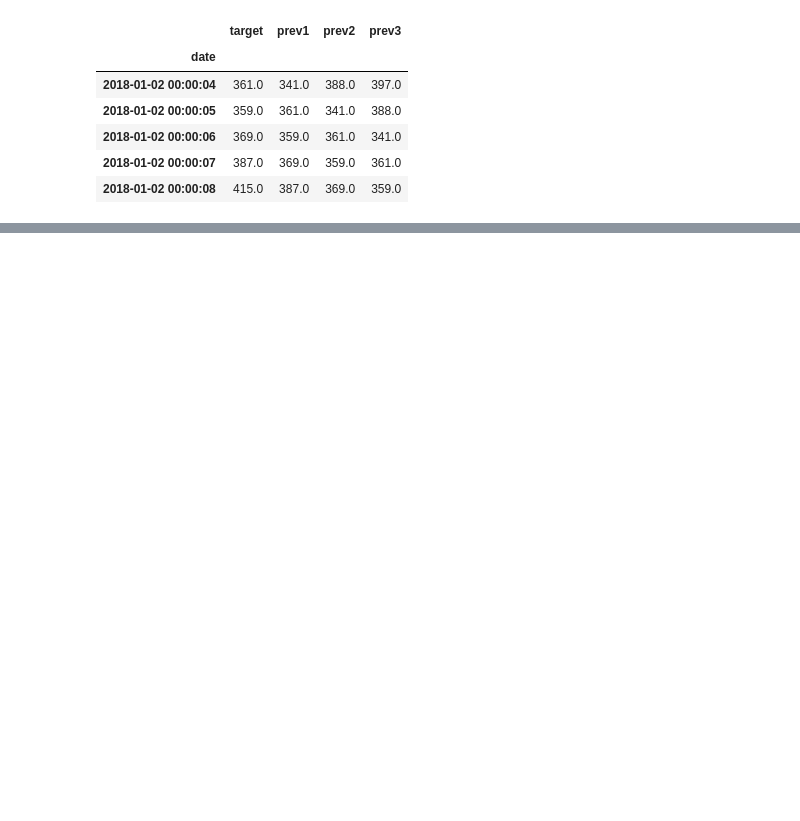
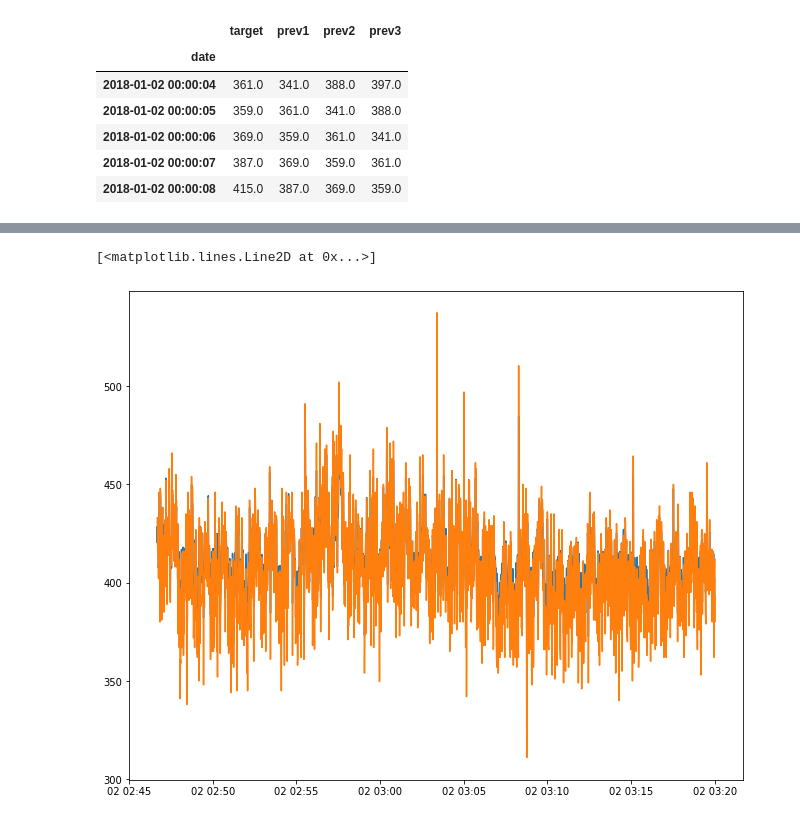
Before and after one commit to nywoo-o/Statistics, a Jupyter notebook: real_time_mtr_arima.ipynb, the cells around one changed output, grey strips where cells are left out. Drawn from its saved outputs; the diff is of its cells as text; code cells hidden in the pictures; blank space fills up the shorter version.

Commit message:
add network with one prev day

```diff
--- a/real_time_mtr_arima.ipynb
+++ b/real_time_mtr_arima.ipynb
@@ -130,7 +130,8 @@ def partial_train(mtr, X_test, y_test, X_prev, y_prev):
 
     y_pred, y_std = mtr.predict(X_test, return_std=True)
 
-    print('pred : %f, std: %f, y: %f'%(y_pred, y_std, y_test))
+    #print('pred : %f, std: %f, y: %f'%(y_pred, y_std, y_test))
+    return y_pred, y_std
 # %%
 X = network_prev[['prev1', 'prev2', 'prev3']]
 y = network_prev['target']
@@ -141,12 +142,14 @@ y_train = y[:10000]
 X_test = X[10000:10001]
 y_test = y[10000:10001]
 
+print(X_test)
+
 
 mtr = MondrianForestRegressor(random_state=1, n_estimators=100, bootstrap=True)
 mtr.partial_fit(X_train, y_train)
 y_pred, y_std = mtr.predict(X_test, return_std=True)
 
-for next in range(10001, 172701):
+for next in range(10001, 12001):
     X_prev = X_test
     y_prev = y_test
     X_test = X[next:next+1]
@@ -155,0 +177,6 @@ for next in range(10001, 172701):
+# %%
+network_prev1 = network.copy()
+network_prev1['prev'] = tmp['target']
+
+network_prev1 = network_prev1[1:]
+network_prev1.head()
@@ -155,0 +191,35 @@ for next in range(10001, 172701):
+# %%
+X = network_prev1['prev'].values.reshape(-1, 1)
+y = network_prev1['target']
+
+X_train = X[:10000]
+y_train = y[:10000]
+
+X_test = X[10000:10001]
+y_test = y[10000:10001]
+
+
+mtr = MondrianForestRegressor(random_state=1, n_estimators=100, bootstrap=True)
+mtr.partial_fit(X_train, y_train)
+y_pred, y_std = mtr.predict(X_test, return_std=True)
+
+prediction = np.array([y_pred])
+stdeviation = np.array([y_std])
+
+
+for next in range(10001, 12001):
+    X_prev = X_test
+    y_prev = y_test
+    X_test = X[next:next+1]
+    y_test = y[next:next+1]
+
+    y_pred, y_std = partial_train(mtr, X_test, y_test, X_prev, y_prev)
+
+    prediction = np.append(prediction, [y_pred])
+    stdeviation = np.append(stdeviation, [y_std])
+# %%
+plt.plot(idx[10000:12001], prediction)
+plt.plot(y[10000:12001])
+# %% [output]
+[<matplotlib.lines.Line2D at 0x...>]
+[figure, added]
```
Also changed, not shown: parts of 4 cells of this notebook.
